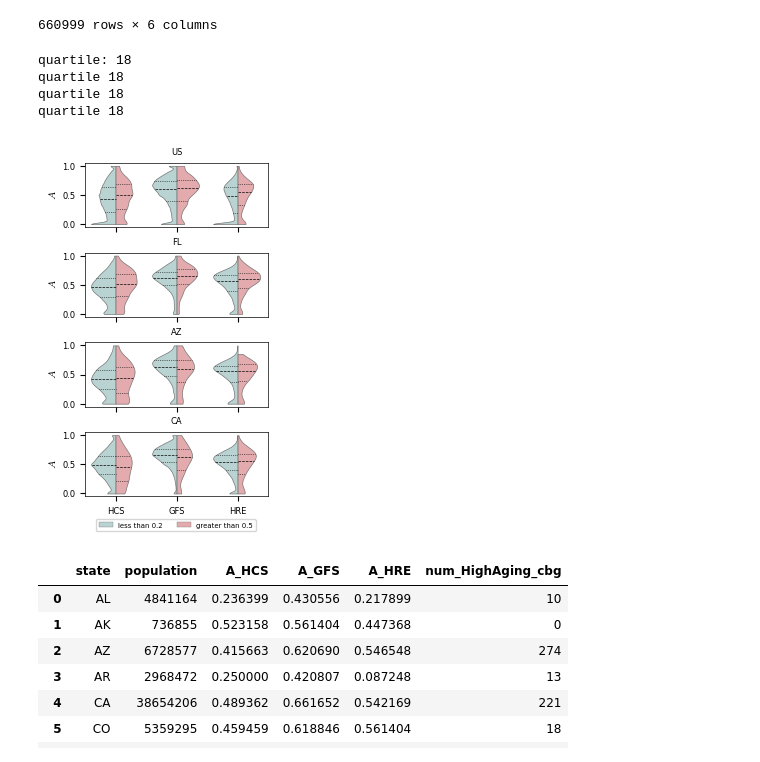
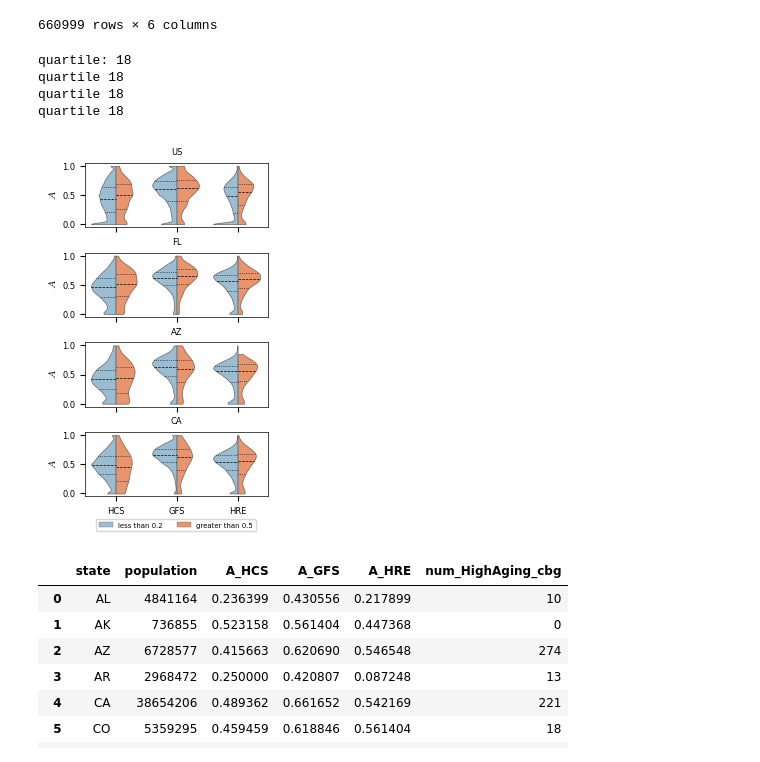
Before and after one commit to guoer-01/agingmobility, a Jupyter notebook: Analyses_Distribution_A.ipynb, the cells around one changed output. Cells and saved outputs as stored; diff of their text form; code cells hidden in the pictures.

```diff
--- a/Analyses_Distribution_A.ipynb
+++ b/Analyses_Distribution_A.ipynb
@@ -321,7 +321,7 @@ height_in_inches =width_in_inches/13.5*3
 fig, ax=plt.subplots(1,3, figsize=(width_in_inches , height_in_inches))#
 fig.subplots_adjust(wspace=0.05)
 
-color_dict={'greater than 0.5':'#EDA1A4','less than 0.2':'#B3D8D5','mid':'lightgray'}
+color_dict={'greater than 0.5':'#fc8d59','less than 0.2':'#91bfdb','mid':'lightgray'}
 
 for j,key in enumerate(['Health Care Services','Grocery and Food Supply','Housing and Real Estate']):
     df1=dfG[dfG['type']==key].dropna()
@@ -357,7 +357,7 @@ for j,key in enumerate(['Health Care Services','Grocery and Food Supply','Housin
         if category=='greater than 0.5':
 
             sn=sns.regplot(data=df_subset , x="percent_above_65", y='accratio5m',scatter=False, ax=ax[j],
-                           color=color_dict[category],label=category, scatter_kws={'linewidths': 0.3},ci=95,line_kws={'color': 'red', 'alpha': 0.3,'linewidth': 0.5})
+                           color="#f44b09",label=category, scatter_kws={'linewidths': 0.3},ci=95,line_kws={'linewidth': 0.5})
 
 
             # Plot the scatter points (from the sampled subset)
@@ -367,7 +367,7 @@ for j,key in enumerate(['Health Care Services','Grocery and Food Supply','Housin
 
         elif category=='less than 0.2':
             sn=sns.regplot(data=df_subset, x="percent_above_65", y='accratio5m',scatter=False, ax=ax[j],
-                           color='green',label=category, ci=95,line_kws={'linewidth': 0.5})
+                           color="#119df4",label=category, ci=95,line_kws={'linewidth': 0.5})
 
 
             # Plot the scatter points (from the sampled subset)
@@ -484,7 +484,7 @@ height_in_inches =width_in_inches/6*11
 fig, ax=plt.subplots(4,1, figsize=(width_in_inches, height_in_inches))#
 fig.subplots_adjust(hspace=0.4)
 
-colors={'less than 0.2':'#B3D8D5','greater than 0.5': '#EDA1A4'}
+colors={'greater than 0.5':'#fc8d59','less than 0.2':'#91bfdb','mid':'lightgray'}
 
 #colors=['#42BCB2', '#197AB7']
 #cmap=ListedColormap(colors)
@@ -533,32 +533,32 @@ for i,state in enumerate(['FL','AZ','CA']):
 
     for k,line in enumerate(quartile_lines):
         if k%3==1:
             line.set_color('black')
             line.set_linewidth(0.5)
             line.set_linestyle('--')
         else:
             line.set_color('black')
             line.set_linewidth(0.5)
             line.set_linestyle(':')
     for spine in ax[i + 1].spines.values():
         spine.set_linewidth(0.5)
 
 
     sn.set_title(state,fontsize=6)
     sn.set_xlabel('')
     sn.set_ylabel(r'$A$', fontsize=7, usetex=True)
     if i<2:
         sn.get_legend().remove()
         ax[i + 1].tick_params(axis='x', labelbottom=False)
     else:
         sn.legend(title='',ncol=2,loc=(0.06,-0.54),fontsize=5)
         ax[i + 1].tick_params(axis='x', labelbottom=True)
 
     ax[i+1].tick_params(axis='both', which='both', left=True, labelleft=True, labelsize=6)
 # %% [output]
 quartile: 18
 quartile 18
 quartile 18
 quartile 18
-[figure, old version]
+[figure, new version]
 # %%
```
Also changed, not shown: parts of 3 cells of this notebook, 6 other files.
